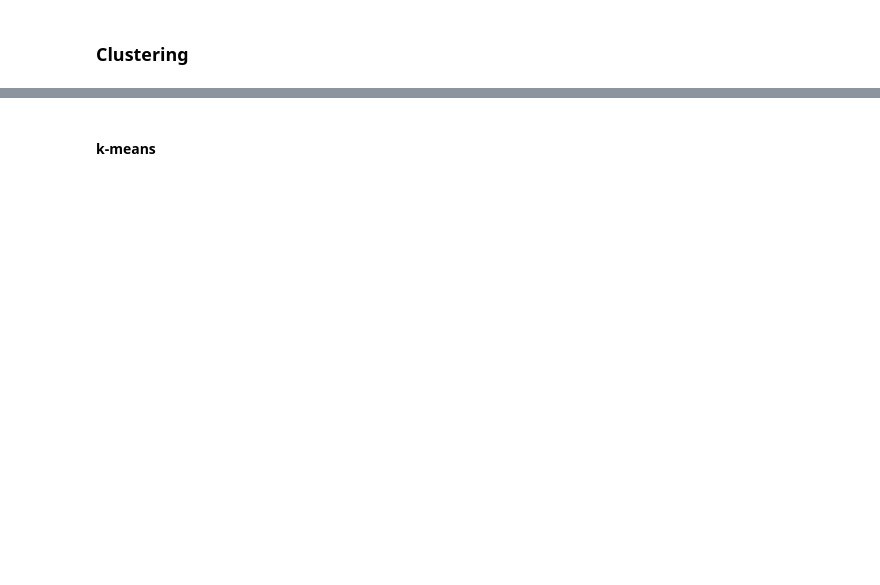
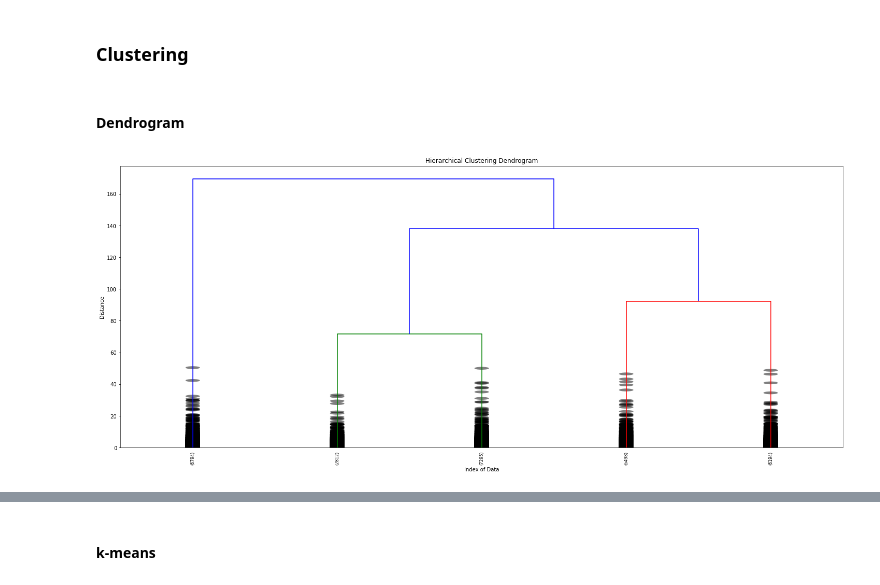
Before and after one commit to msjo91/BD_SNU, a Jupyter notebook: data_mining/0907_mid/car_accident.ipynb, the cells around one changed output, grey strips where cells are left out. Drawn from its saved outputs; the diff is of its cells as text; code cells hidden in the pictures; blank space fills up the shorter version.

Commit message:
Analyze car accident 2015 Maryland using k-means and decision tree (novice-like and crude)

```diff
--- a/data_mining/0907_mid/car_accident.ipynb
+++ b/data_mining/0907_mid/car_accident.ipynb
@@ -160 +185,5 @@ drop_df = fault_df.drop(del_cols, axis=1)
+# %%
+# Change categorical values with only two options to numerical values
+d = {'SEX_CODE': {'F': 0, 'M': 1}}
+rdf = ddf2.replace(d)
 # %%
@@ -187,2 +206,8 @@ preprocessed_df = dum_df.drop('INJ_SEVER_CODE', axis=1)
+# %%
+# Scale AGE_GRP
+# Since AGE_GRP has greate value-span, it seems right to scale it
+scaled_df = dum_df.copy()
+# Using max-min scaling, reduce the value-span to [0, 1]
+scaled_df['AGE_GRP'] = (scaled_df['AGE_GRP'] - scaled_df['AGE_GRP'].min()) / (scaled_df['AGE_GRP'].max() - scaled_df['AGE_GRP'].min())
 # %%
 # To make all columns shown, find out the number of columns
@@ -191,3 +216,42 @@ n = len(dum_df.columns)
 pd.options.display.max_columns = n
 # %% [markdown]
 ### Clustering
+# %% [markdown]
+#### Dendrogram
+# %%
+# Z = linkage(X, method)
+Z = linkage(scaled_df, 'ward')
+# %%
+def plot_dendrogram(title, xlabel, ylabel, Z, max_d=None, p=None):
+    # Settings for figure
+    plt.figure(figsize=(25, 10))
+    plt.title('Hierarchical Clustering Dendrogram')
+    plt.xlabel('Index of Data')
+    plt.ylabel('Distance')
+
+    # Dendrogram
+    if p:
+        dendrogram(
+            Z,
+            leaf_rotation=90,  # Rotates the x axis labels
+            leaf_font_size=8,  # Font size for the x axis labels
+            truncate_mode = 'lastp',
+            p=p,
+            show_contracted = True
+        )
+    else:
+        dendrogram(
+            Z,
+            leaf_rotation=90,  # Rotates the x axis labels
+            leaf_font_size=8,  # Font size for the x axis labels
+        )
+
+    if max_d:
+        plt.axhline(y=max_d, c='k')
+    plt.show()
+# %%
+# Plot dendrogram with branch number (p) set
+plot_dendrogram('Hierarhcical Clustering Dendrogram', 'Index of Data', 'Distance',
+                Z, p=5)
+# %% [output]
+[figure, added]
```
Also changed, not shown: parts of 60 cells of this notebook, 2 other files.
